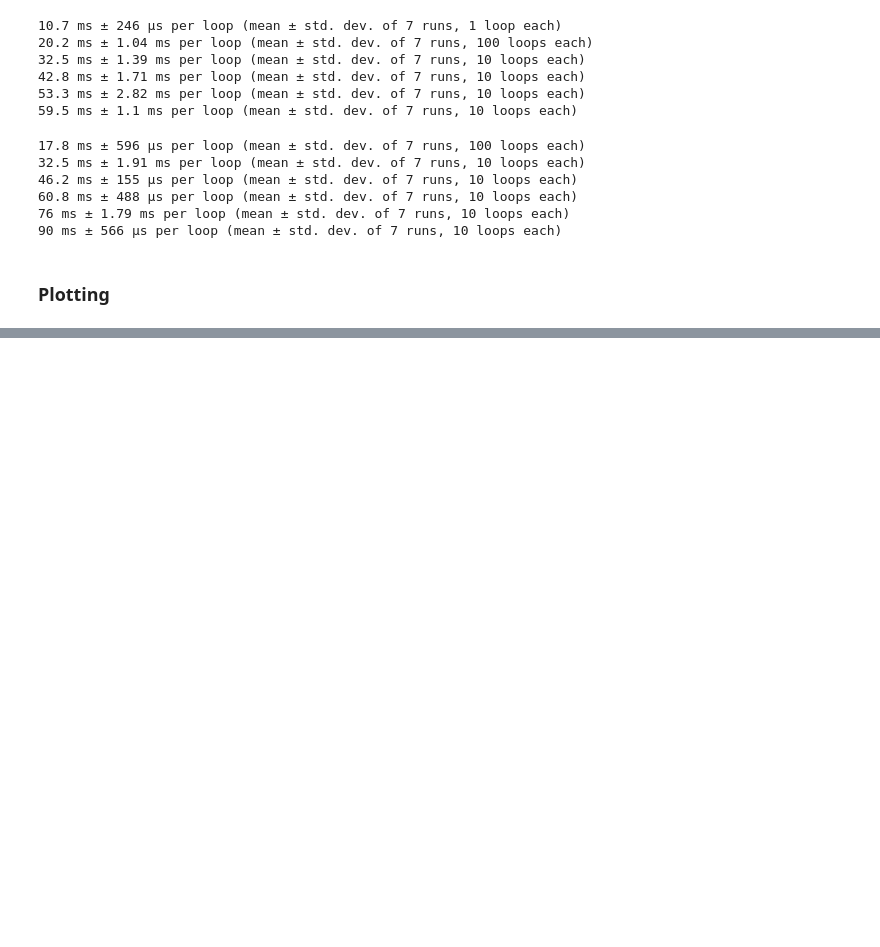
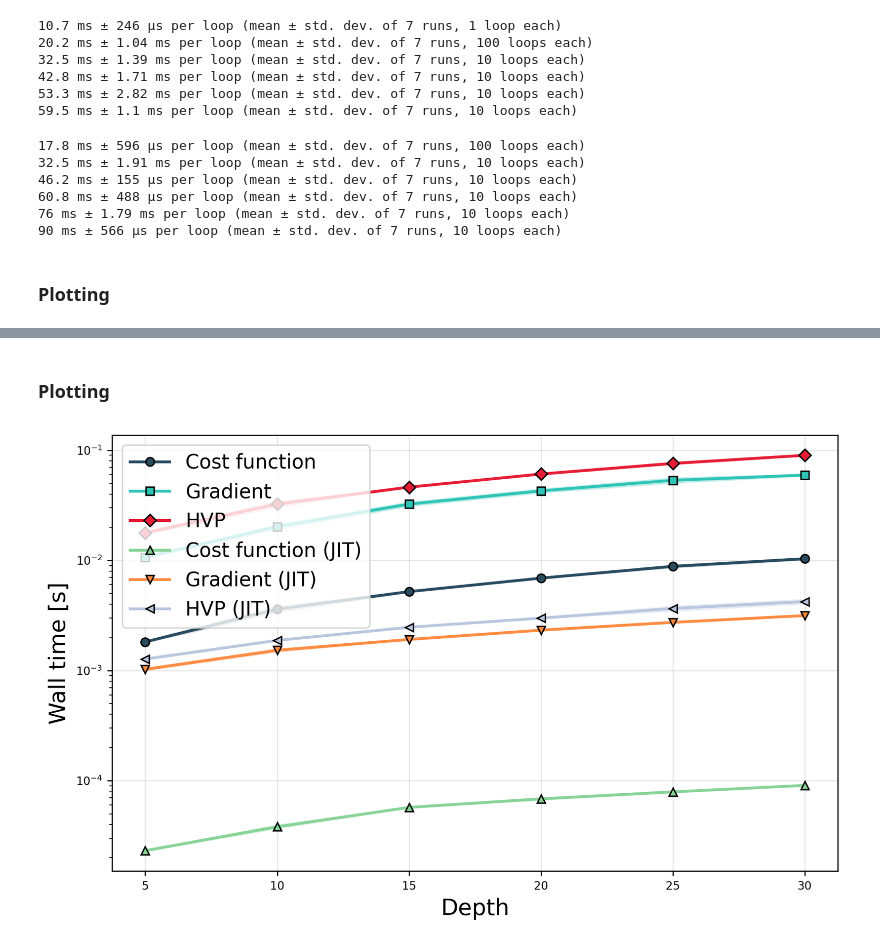
Before and after one commit to EmilianoG-byte/iqm-benchmarks, a Jupyter notebook: playground/aps_presentation/complexity_comparison.ipynb, the cells around one changed output, grey strips where cells are left out. Saved outputs shown, nothing was run; the diff lists cells and outputs as text; code cells hidden in the pictures; blank space fills up the shorter version.

```diff
--- a/playground/aps_presentation/complexity_comparison.ipynb
+++ b/playground/aps_presentation/complexity_comparison.ipynb
@@ -455,0 +635,7 @@ plot_wall_time(
+# %%
+timing_grad_jit_depth0 = %timeit -o grad_fn_depth_5_jit(kraus_tensor_fixed)
+timing_grad_jit_depth1 = %timeit -o grad_fn_depth_10_jit(kraus_tensor_fixed)
+timing_grad_jit_depth2 = %timeit -o grad_fn_depth_15_jit(kraus_tensor_fixed)
+timing_grad_jit_depth3 = %timeit -o grad_fn_depth_20_jit(kraus_tensor_fixed)
+timing_grad_jit_depth4 = %timeit -o grad_fn_depth_25_jit(kraus_tensor_fixed)
+timing_grad_jit_depth5 = %timeit -o grad_fn_depth_30_jit(kraus_tensor_fixed)
@@ -455,0 +649,7 @@ plot_wall_time(
+# %%
+timing_hvp_jit_depth0 = %timeit -o hvp(function=grad_fn_depth_5_jit,  x=kraus_tensor_fixed, z=kraus_tensor_fixed)
+timing_hvp_jit_depth1 = %timeit -o hvp(function=grad_fn_depth_10_jit, x=kraus_tensor_fixed, z=kraus_tensor_fixed)
+timing_hvp_jit_depth2 = %timeit -o hvp(function=grad_fn_depth_15_jit, x=kraus_tensor_fixed, z=kraus_tensor_fixed)
+timing_hvp_jit_depth3 = %timeit -o hvp(function=grad_fn_depth_20_jit, x=kraus_tensor_fixed, z=kraus_tensor_fixed)
+timing_hvp_jit_depth4 = %timeit -o hvp(function=grad_fn_depth_25_jit, x=kraus_tensor_fixed, z=kraus_tensor_fixed)
+timing_hvp_jit_depth5 = %timeit -o hvp(function=grad_fn_depth_30_jit, x=kraus_tensor_fixed, z=kraus_tensor_fixed)
@@ -455,0 +663,33 @@ plot_wall_time(
+# %% [markdown]
+### Plotting
+# %%
+timings_cost_depths_jit = [timing_cost_jit_depth0, timing_cost_jit_depth1, timing_cost_jit_depth2, timing_cost_jit_depth3, timing_cost_jit_depth4, timing_cost_jit_depth5]
+
+timings_grad_depths_jit = [timing_grad_jit_depth0, timing_grad_jit_depth1, timing_grad_jit_depth2, timing_grad_jit_depth3, timing_grad_jit_depth4, timing_grad_jit_depth5]
+
+timings_hvp_depths_jit = [timing_hvp_jit_depth0, timing_hvp_jit_depth1, timing_hvp_jit_depth2, timing_hvp_jit_depth3, timing_hvp_jit_depth4, timing_hvp_jit_depth5]
+
+tuples_cost_depths_jit = [(time.average, time.stdev) for time in timings_cost_depths_jit]
+tuples_grad_depths_jit = [(time.average, time.stdev) for time in timings_grad_depths_jit]
+tuples_hvp_depths_jit = [(time.average, time.stdev) for time in timings_hvp_depths_jit]
+
+wall_times_depths_unjit_and_jit = {
+    "Cost function": tuples_cost_depths,
+    "Gradient": tuples_grads_depths,
+    "HVP": tuples_hvp_depths,
+    "Cost function (JIT)": tuples_cost_depths_jit,
+    "Gradient (JIT)": tuples_grad_depths_jit,
+    "HVP (JIT)": tuples_hvp_depths_jit}
+# %%
+plot_wall_time(
+    time_data=wall_times_depths_unjit_and_jit,
+    x_values=depth_list,
+    xlabel="Depth",
+    logscale="y",
+    title=None,
+    label_fontsize=16,
+    legend_fontsize=14,
+    legend_loc="upper left"
+)
+# %% [output]
+[figure, added]
```
Also changed, not shown: parts of 40 cells of this notebook, 1 other file.
